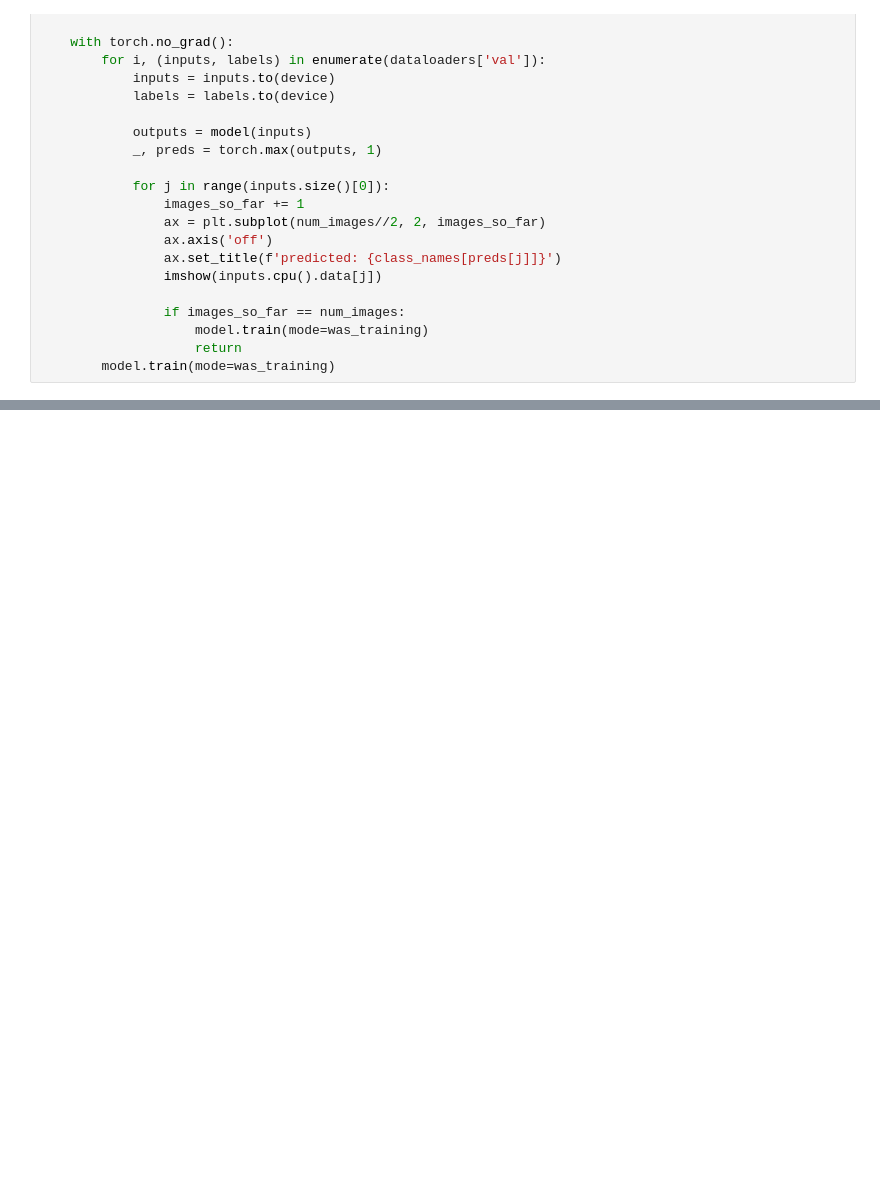
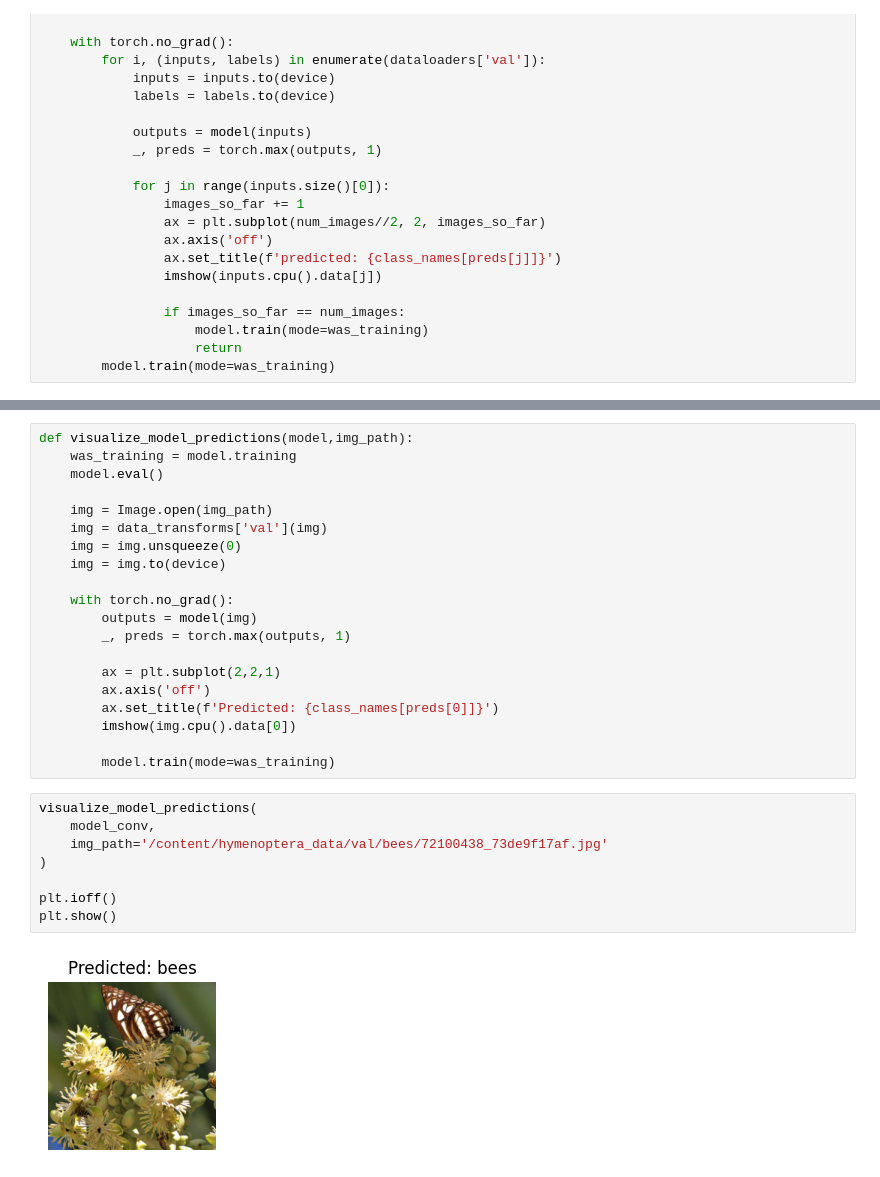
Before and after one commit to Kim-JH-01/AI_lab_Juhun, a Jupyter notebook: week9.ipynb, the cells around one changed output, grey strips where cells are left out. Drawn from its saved outputs; the diff is of its cells as text; blank space fills up the shorter version.

```diff
--- a/week9.ipynb
+++ b/week9.ipynb
@@ -301,0 +371,30 @@ plt.show()
+# %%
+def visualize_model_predictions(model,img_path):
+    was_training = model.training
+    model.eval()
+
+    img = Image.open(img_path)
+    img = data_transforms['val'](img)
+    img = img.unsqueeze(0)
+    img = img.to(device)
+
+    with torch.no_grad():
+        outputs = model(img)
+        _, preds = torch.max(outputs, 1)
+
+        ax = plt.subplot(2,2,1)
+        ax.axis('off')
+        ax.set_title(f'Predicted: {class_names[preds[0]]}')
+        imshow(img.cpu().data[0])
+
+        model.train(mode=was_training)
+# %%
+visualize_model_predictions(
+    model_conv,
+    img_path='/content/hymenoptera_data/val/bees/72100438_73de9f17af.jpg'
+)
+
+plt.ioff()
+plt.show()
+# %% [output]
+[figure, added]
```
Also changed, not shown: parts of 15 cells of this notebook.
